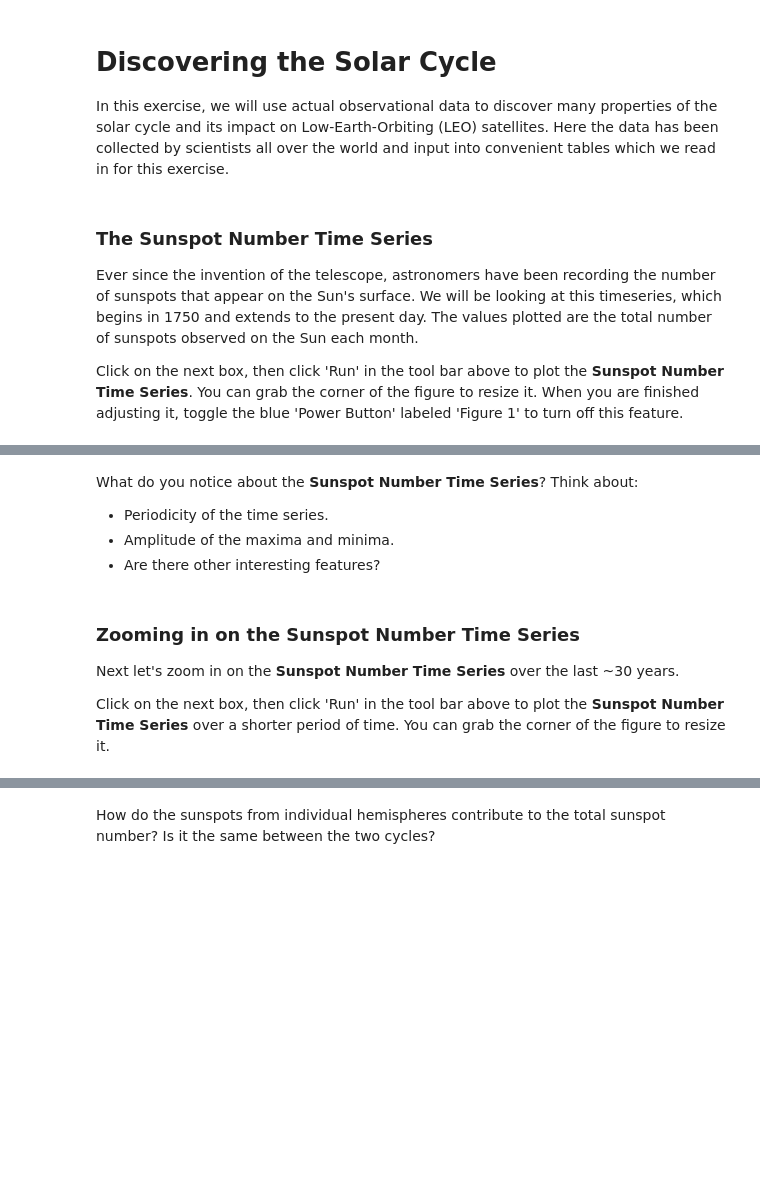
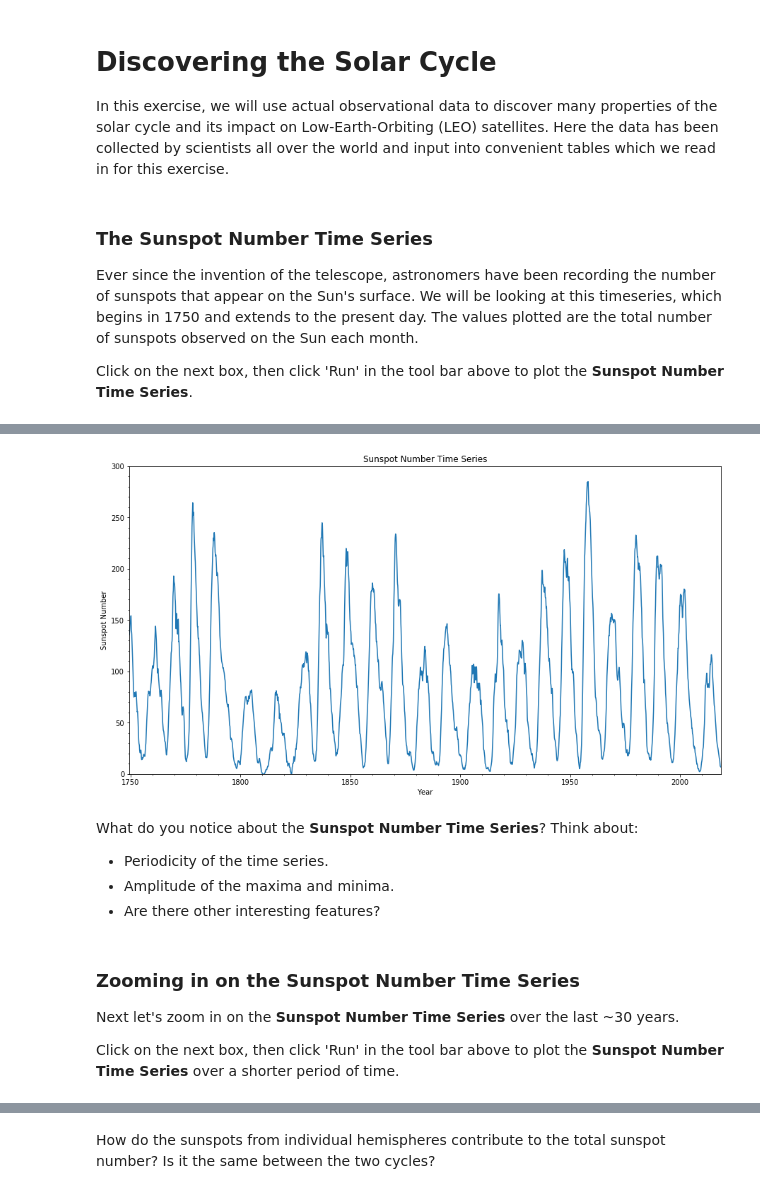
Before and after one commit to chihway/astr133, a Jupyter notebook: Week5/solar_cycle_discovery.ipynb, the cells around one changed output, grey strips where cells are left out. Drawn from its saved outputs; the diff is of its cells as text; code cells hidden in the pictures; blank space fills up the shorter version.

```diff
--- a/Week5/solar_cycle_discovery.ipynb
+++ b/Week5/solar_cycle_discovery.ipynb
@@ -7,10 +7,8 @@ In this exercise, we will use actual observational data to discover many propert
 
 Ever since the invention of the telescope, astronomers have been recording the number of sunspots that appear on the Sun's surface. We will be looking at this timeseries, which begins in 1750 and extends to the present day. The values plotted are the total number of sunspots observed on the Sun each month.
 
-Click on the next box, then click 'Run' in the tool bar above to plot the **Sunspot Number Time Series**. You can grab the corner of the figure to resize it. When you are finished adjusting it, toggle the blue 'Power Button' labeled 'Figure 1' to turn off this feature.
+Click on the next box, then click 'Run' in the tool bar above to plot the **Sunspot Number Time Series**.
 # %%
-%matplotlib notebook
-
 # Need to import some packages
 import numpy as np
 import matplotlib.pyplot as plt
@@ -22,10 +20,12 @@ year1, sn1 = np.loadtxt('SN_ms_tot_V2.0.txt', usecols=(2, 3), unpack=True)
 sn1[sn1 < 0] = np.nan
 
 # Create the plot
+plt.gcf().set_size_inches(15, 8) # Set the size
 plt.plot(year1, sn1) # Plot sunspot number as a function of time
 plt.axis([1749.55, 2018.705, 0, 300]) # Plotting range [x1,x2,y1,y2]
 plt.title('Sunspot Number Time Series') # Label plot
 plt.ylabel('Sunspot Number') # Label y-axis
 plt.xlabel('Year') #Label x-axis
+plt.minorticks_on()
 plt.show() # Show the plot!
 # %% [output]
@@ -34,3 +32,4 @@ plt.show() # Show the plot!
+[figure, added]
 # %% [markdown]
 What do you notice about the **Sunspot Number Time Series**? Think about:
 * Periodicity of the time series.
@@ -41,7 +40,7 @@ What do you notice about the **Sunspot Number Time Series**? Think about:
 
 Next let's zoom in on the **Sunspot Number Time Series** over the last ~30 years.
 
-Click on the next box, then click 'Run' in the tool bar above to plot the **Sunspot Number Time Series** over a shorter period of time. You can grab the corner of the figure to resize it.
+Click on the next box, then click 'Run' in the tool bar above to plot the **Sunspot Number Time Series** over a shorter period of time.
 # %%
 # Let's plot the Sunspot Number Time Series over a particular range
 
```
Also changed, not shown: parts of 7 cells of this notebook.
